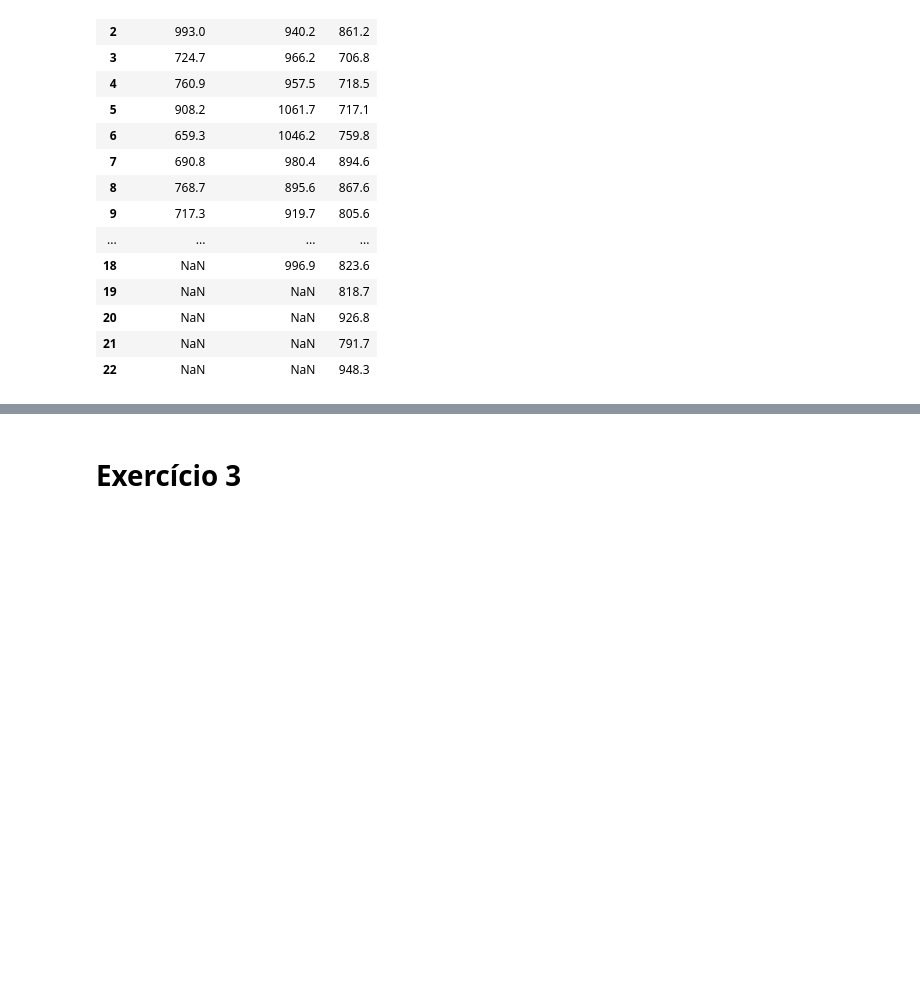
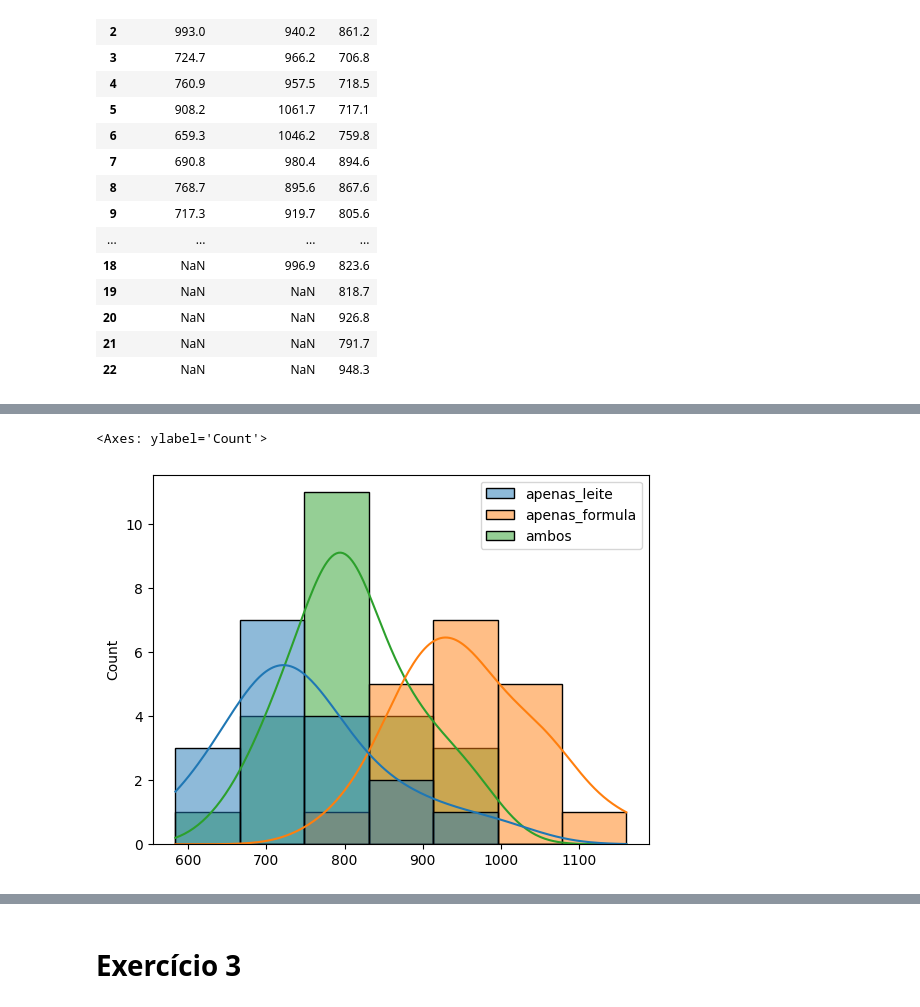
Before and after one commit to stephanyresque/Ciencia-de-dados-2, a Jupyter notebook: mes01/10_01_25_2.ipynb, the cells around one changed output, grey strips where cells are left out. Drawn from its saved outputs; the diff is of its cells as text; code cells hidden in the pictures; blank space fills up the shorter version.

```diff
--- a/mes01/10_01_25_2.ipynb
+++ b/mes01/10_01_25_2.ipynb
@@ -39,7 +103,7 @@ De acordo com essas informações, conduza o teste de hipótese para verificar s
 # %%
 import pandas as pd
 
-DADOS_LEITE_FORMULA = "./dados/leite_formula_ambos.csv"
+DADOS_LEITE_FORMULA = f"{PATH}leite_formula_ambos.csv"
 
 df_leite_formula = pd.read_csv(DADOS_LEITE_FORMULA)
 df_leite_formula
@@ -63,0 +153,5 @@ df_leite_formula
+# %%
+sns.histplot(df_leite_formula, kde=True)
+# %% [output]
+<Axes: ylabel='Count'>
+[figure, added]
```
Also changed, not shown: parts of 52 cells of this notebook.
